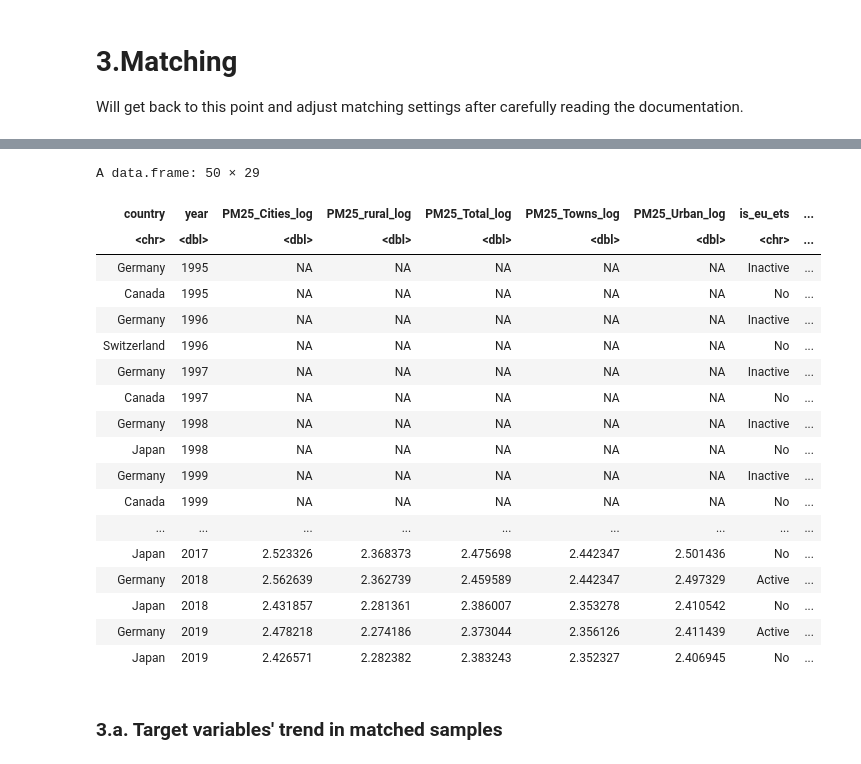
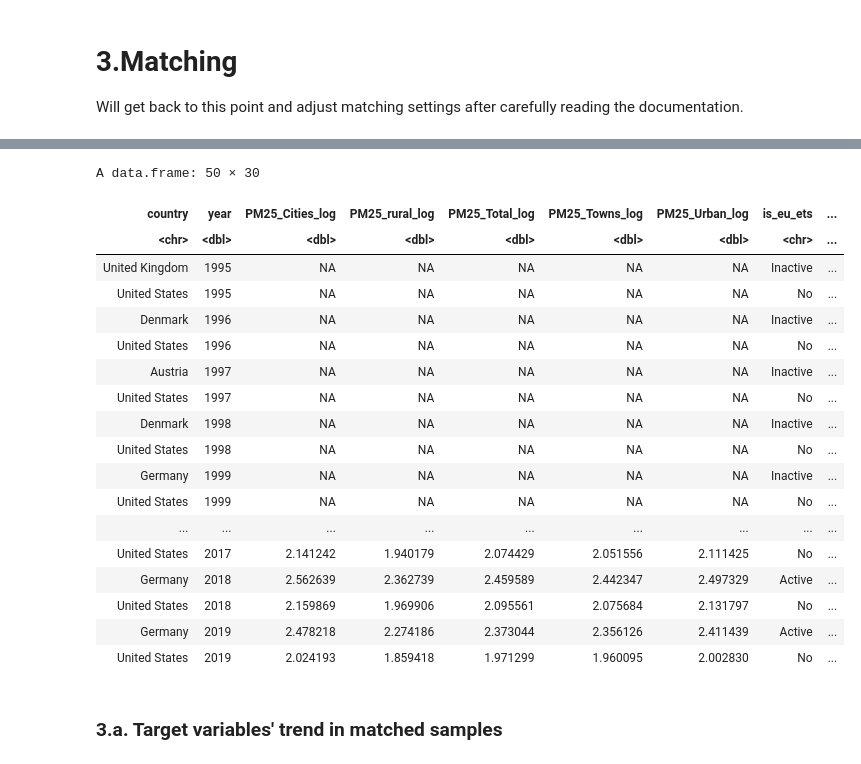
Before and after one commit to huseyinpolat-ds/UW_WNE_DSBA_Master_Thesis_437969, a Jupyter notebook: Thesis_EDA_new_approach.ipynb, the cells around one changed output, grey strips where cells are left out. Saved outputs shown, nothing was run; the diff lists cells and outputs as text; code cells hidden in the pictures.

```diff
--- a/Thesis_EDA_new_approach.ipynb
+++ b/Thesis_EDA_new_approach.ipynb
@@ -667,8 +669,9 @@ all_indicators_filtered <- all_indicators_filtered %>%
   select(-PM25_Cities, -PM25_rural, -PM25_Total, -PM25_Towns, -PM25_Urban,
          -gdp_per_capita, -pop_total, -pop_density,
          -precipitation, -avg_surface_temp,
-         -free_EUAs, -auctioned_sold_EUAs,
-                  -co2_em_kt)
+         -free_EUAs, -auctioned_sold_EUAs
+        #  ,-co2_em_kt
+         )
 
 # Check final dataset
 print(dim(all_indicators_filtered))
@@ -966,7 +965,7 @@ A data.frame: 17 × 8
 # Define column order of dataset
 column_order <- c(
     'PM25_Cities_log', 'PM25_rural_log', 'PM25_Total_log', 'PM25_Towns_log', 'PM25_Urban_log',
-    'is_eu_ets', 'free_EUAs_log', 'auctioned_sold_EUAs_log', "co2_em_kt_log",
+    'is_eu_ets', 'free_EUAs_log', 'auctioned_sold_EUAs_log', "co2_em_kt_log", "co2_em_kt",
     'precipitation_log', 'humidity', 'avg_surface_temp_log',
     'gdp_per_capita_log', 'gdp_per_capita_growth_pct', 'recession_binary', 'agriculture_pct_gdp', 'industry_pct_gdp',
     'pop_total_log', 'pop_density_log', 'pop_growth_pct', 'pop_urban_pct_of_total', 'pop_rural_pct_of_total', 'pop_in_largest_city_pct_of_urban_pop'
@@ -978,7 +977,7 @@ all_indicators_final <- all_indicators_final %>% select(all_of(c("country", "yea
 all_indicators_final_plot <- all_indicators_final %>% mutate(
     free_EUAs_log = ifelse(free_EUAs_log == 0, NA, free_EUAs_log),
     auctioned_sold_EUAs_log = ifelse(auctioned_sold_EUAs_log == 0, NA, auctioned_sold_EUAs_log)) %>%
-    select (-co2_em_kt_log) %>%
+    select (-co2_em_kt_log, -co2_em_kt) %>%
     filter(year >= 2010)
 
 # Create a dummy variable for pivot_longer()
@@ -1001,7 +1000,10 @@ plot_vars <- ggplot(selected_variables_long, aes(x = value, y = ..density..)) +
   theme(axis.text.x = element_text(size = 8, color = "black", face = "bold"),
         axis.text.y = element_text(size = 8, color = "black", face = "bold"),
         axis.title = element_text(size = 14, color = "black", face = "bold"),
-        strip.text = element_text(size = 12, color = "black", face = "bold"))
+        strip.text = element_text(size = 12, color = "black", face = "bold"),
+        panel.grid.major.x = element_line(color = "transparent"),  # Remove x-axis gridlines
+        panel.grid.minor.x = element_line(color = "transparent"),  # Remove minor x-axis gridlines
+        panel.grid.minor.y = element_line(color = "transparent"))
 
 plot(plot_vars)
 
@@ -1044,3 +1052,14 @@ Will get back to this point and adjust matching settings after carefully reading
 top_50_non_ets <- all_indicators_final %>% filter(is_eu_ets == "No") %>% select(c(country,co2_em_kt_log,year)) %>% arrange (year,country) %>%
   pivot_wider(names_from = year, values_from = co2_em_kt_log) %>% drop_na() %>% arrange(-`1995`) %>%
   head(100) %>% select(country) %>% unique()
+# %%
+first_phase_countries <- all_indicators_final %>% filter(year == 2005 & is_eu_ets == "Active") %>% select (country) %>% unique()
+all_indicators_matching <- all_indicators_final
+# all_indicators_matching$is_eu_ets <- ifelse(all_indicators_matching$is_eu_ets == "Inactive"
+all_indicators_matching <- all_indicators_matching %>% mutate(is_eu_ets_binary = ifelse(
+  # is_eu_ets == "No",FALSE,TRUE)
+  is_eu_ets == "Inactive" & year < 2005 & country %in% first_phase_countries$country, TRUE,
+  ifelse(is_eu_ets == "Active", TRUE, FALSE))
+  )
+
+all_indicators_matching <- all_indicators_matching %>% filter (!country %in% c("China", "India"))
@@ -1047,14 +1090,4 @@ top_50_non_ets <- all_indicators_final %>% filter(is_eu_ets == "No") %>% select(
 # %%
-all_indicators_matching <- all_indicators_final
-# all_indicators_matching$is_eu_ets <- ifelse(all_indicators_matching$is_eu_ets == "Inactive"
-all_indicators_matching <- all_indicators_matching %>% mutate(is_eu_ets_binary = ifelse(is_eu_ets == "No",FALSE,TRUE)
-  # is_eu_ets == "Inactive" & year >= 2005, FALSE,
-  # ifelse(is_eu_ets == "Inactive" & year < 2005, TRUE,
-  # ifelse(is_eu_ets == "Active", TRUE, FALSE)))
-  )
-
-# all_indicators_final_upto_2005 <- all_indicators_final_upto_2005 %>% filter(is_eu_ets == 1 | country %in% top_50_non_ets$country)
-
 # Perform propensity score matching using the MatchIt package
 # Observed best w avg_surface_temp_log, pop_total_log, pop_density_log, pop_urban_pct_of_total, pop_rural_pct_of_total
   # ,data = all_indicators_final_upto_2005, method = "nearest"
@@ -1069,7 +1102,7 @@ match_obj <- matchit(is_eu_ets_binary ~
                       # + gdp_per_capita_growth_pct
                       # + recession_binary
                       # + agriculture_pct_gdp
-                      # + industry_pct_gdp
+                      + industry_pct_gdp
                       # + pop_total_log
                       + pop_in_largest_city_pct_of_urban_pop
                       # + pop_growth_pct
@@ -1153,26 +1186,26 @@ unique(matched_subset[matched_subset$is_eu_ets_binary == FALSE,"country"])
 # %%
 # Check matches for Germany for different years
-matched_subset[(matched_subset$subclass %in% matched_subset[matched_subset$country == "Germany","subclass"]),]%>% arrange (year,is_eu_ets)
+matched_subset[(matched_subset$subclass %in% matched_subset[matched_subset$country == "United States","subclass"]),]%>% arrange (year,is_eu_ets)
 # %% [output]
-A data.frame: 50 × 29
+A data.frame: 50 × 30
 | country | year | PM25_Cities_log | PM25_rural_log | PM25_Total_log | PM25_Towns_log | PM25_Urban_log | is_eu_ets | ... |
 | <chr> | <dbl> | <dbl> | <dbl> | <dbl> | <dbl> | <dbl> | <chr> | ... |
-| Germany | 1995 | NA | NA | NA | NA | NA | Inactive | ... |
-| Canada | 1995 | NA | NA | NA | NA | NA | No | ... |
-| Germany | 1996 | NA | NA | NA | NA | NA | Inactive | ... |
-| Switzerland | 1996 | NA | NA | NA | NA | NA | No | ... |
-| Germany | 1997 | NA | NA | NA | NA | NA | Inactive | ... |
-| Canada | 1997 | NA | NA | NA | NA | NA | No | ... |
-| Germany | 1998 | NA | NA | NA | NA | NA | Inactive | ... |
-| Japan | 1998 | NA | NA | NA | NA | NA | No | ... |
+| United Kingdom | 1995 | NA | NA | NA | NA | NA | Inactive | ... |
+| United States | 1995 | NA | NA | NA | NA | NA | No | ... |
+| Denmark | 1996 | NA | NA | NA | NA | NA | Inactive | ... |
+| United States | 1996 | NA | NA | NA | NA | NA | No | ... |
+| Austria | 1997 | NA | NA | NA | NA | NA | Inactive | ... |
+| United States | 1997 | NA | NA | NA | NA | NA | No | ... |
+| Denmark | 1998 | NA | NA | NA | NA | NA | Inactive | ... |
+| United States | 1998 | NA | NA | NA | NA | NA | No | ... |
 | Germany | 1999 | NA | NA | NA | NA | NA | Inactive | ... |
-| Canada | 1999 | NA | NA | NA | NA | NA | No | ... |
+| United States | 1999 | NA | NA | NA | NA | NA | No | ... |
 | ... | ... | ... | ... | ... | ... | ... | ... | ... |
-| Japan | 2017 | 2.523326 | 2.368373 | 2.475698 | 2.442347 | 2.501436 | No | ... |
+| United States | 2017 | 2.141242 | 1.940179 | 2.074429 | 2.051556 | 2.111425 | No | ... |
 | Germany | 2018 | 2.562639 | 2.362739 | 2.459589 | 2.442347 | 2.497329 | Active | ... |
-| Japan | 2018 | 2.431857 | 2.281361 | 2.386007 | 2.353278 | 2.410542 | No | ... |
+| United States | 2018 | 2.159869 | 1.969906 | 2.095561 | 2.075684 | 2.131797 | No | ... |
 | Germany | 2019 | 2.478218 | 2.274186 | 2.373044 | 2.356126 | 2.411439 | Active | ... |
-| Japan | 2019 | 2.426571 | 2.282382 | 2.383243 | 2.352327 | 2.406945 | No | ... |
+| United States | 2019 | 2.024193 | 1.859418 | 1.971299 | 1.960095 | 2.002830 | No | ... |
 # %% [markdown]
 ### 3.a. Target variables' trend in matched samples
 # %%
```
Also changed, not shown: parts of 20 cells of this notebook.
